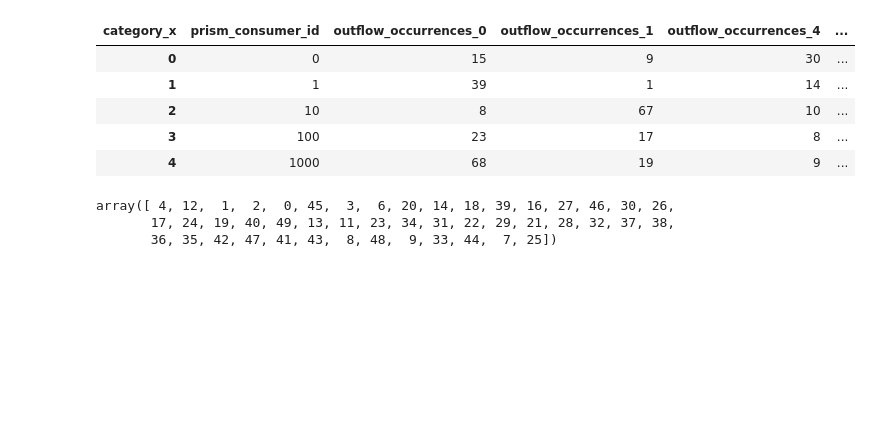
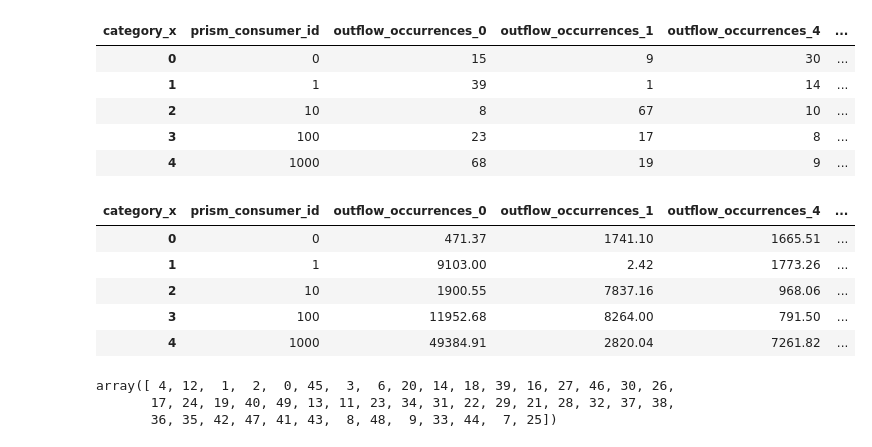
Before and after one commit to hillarychang/dsc180b-capstone-q2, a Jupyter notebook: src/notebooks/kevin_q2_eda.ipynb, the cells around one changed output. Cells and saved outputs as stored; diff of their text form; code cells hidden in the pictures; blank space fills up the shorter version.

```diff
--- a/src/notebooks/kevin_q2_eda.ipynb
+++ b/src/notebooks/kevin_q2_eda.ipynb
@@ -287,6 +287,30 @@ outflow_occurences.head()
 | 2 | 10 | 8 | 67 | 10 | ... |
 | 3 | 100 | 23 | 17 | 8 | ... |
 | 4 | 1000 | 68 | 19 | 9 | ... |
+# %%
+# create features based on the sum of occurences in the transactions dataset
+outflow_sums = (
+    transaction_categories[transaction_categories["credit_or_debit"] == "DEBIT"]
+    .groupby(["prism_consumer_id", "category_x"])["amount"]
+    .sum()  # Count number of unique occurrences
+    .unstack(fill_value=0)  # Create one column per category_x
+    .reset_index()
+)
+
+# name columns for clarity
+outflow_sums = outflow_sums.rename(
+    columns=lambda col: f"outflow_occurrences_{col}"
+    if col != "prism_consumer_id"
+    else col
+)
+outflow_sums.head()
+# %% [output]
+| category_x | prism_consumer_id | outflow_occurrences_0 | outflow_occurrences_1 | outflow_occurrences_4 | ... |
+| 0 | 0 | 471.37 | 1741.10 | 1665.51 | ... |
+| 1 | 1 | 9103.00 | 2.42 | 1773.26 | ... |
+| 2 | 10 | 1900.55 | 7837.16 | 968.06 | ... |
+| 3 | 100 | 11952.68 | 8264.00 | 791.50 | ... |
+| 4 | 1000 | 49384.91 | 2820.04 | 7261.82 | ... |
 # %%
 transaction_categories.category_id.unique()
 # %% [output]
```
Also changed, not shown: parts of 1 cell of this notebook.
